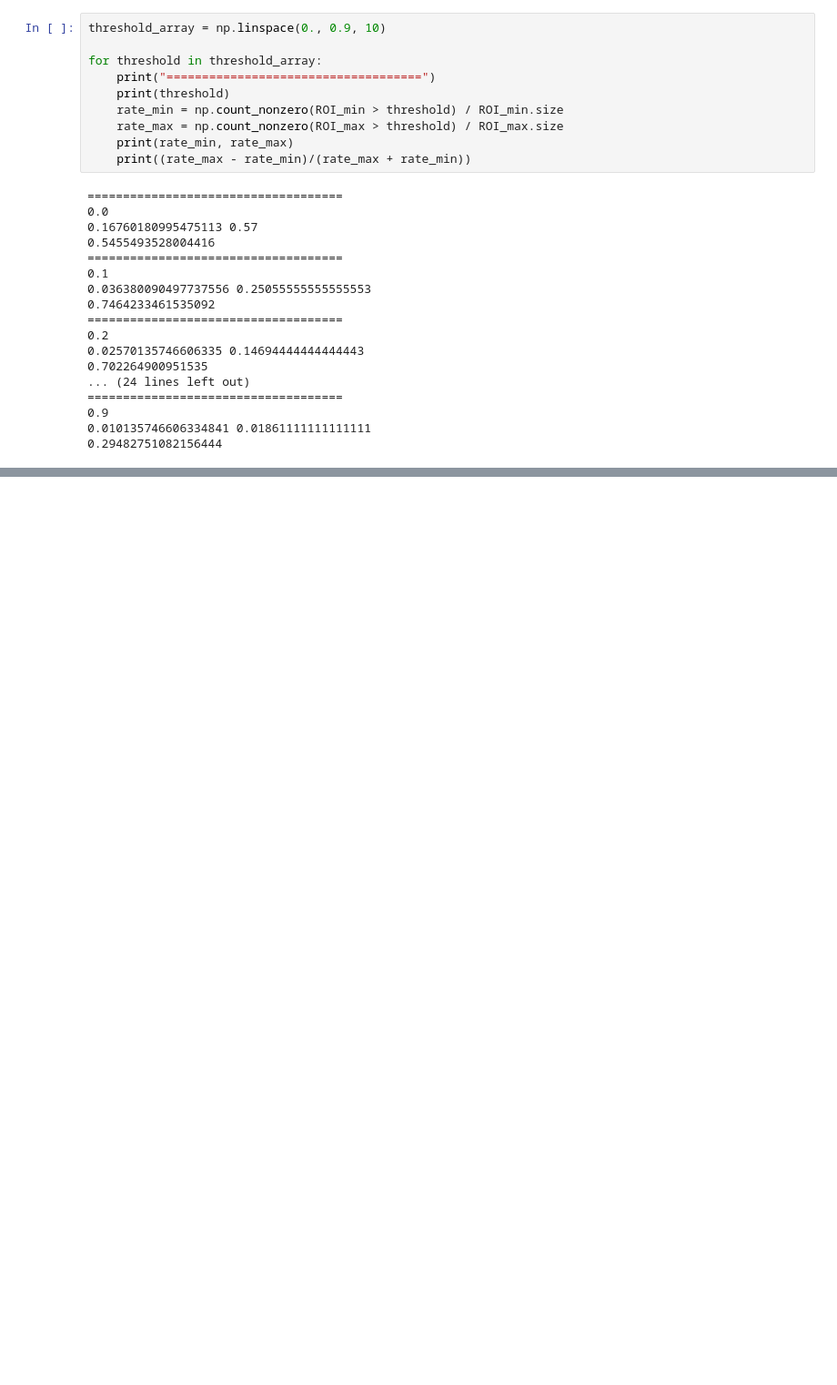
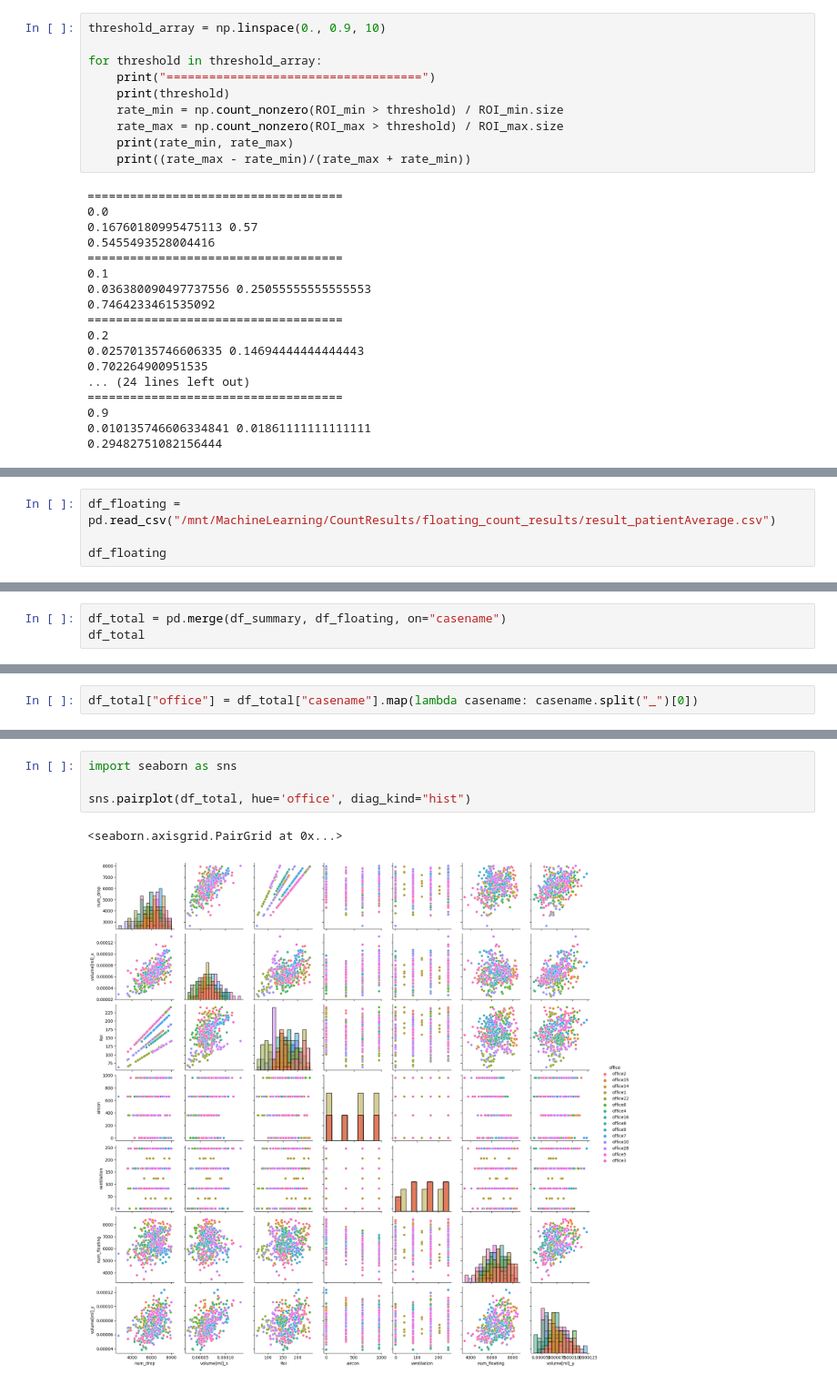
Before and after one commit to Enehentaro/MachineLearning, a Jupyter notebook: NoteBook/TrialAndError.ipynb, the cells around one changed output, grey strips where cells are left out. Shown at 91% size. Drawn from its saved outputs; the diff is of its cells as text; blank space fills up the shorter version.

```diff
--- a/NoteBook/TrialAndError.ipynb
+++ b/NoteBook/TrialAndError.ipynb
@@ -157,0 +216,4 @@ for threshold in threshold_array:
+# %%
+df_floating = pd.read_csv("/mnt/MachineLearning/CountResults/floating_count_results/result_patientAverage.csv")
+
+df_floating
@@ -157,0 +234,3 @@ for threshold in threshold_array:
+# %%
+df_total = pd.merge(df_summary, df_floating, on="casename")
+df_total
@@ -157,0 +251,2 @@ for threshold in threshold_array:
+# %%
+df_total["office"] = df_total["casename"].map(lambda casename: casename.split("_")[0])
@@ -157,0 +269,7 @@ for threshold in threshold_array:
+# %%
+import seaborn as sns
+
+sns.pairplot(df_total, hue='office', diag_kind="hist")
+# %% [output]
+<seaborn.axisgrid.PairGrid at 0x...>
+[figure, added]
```
Also changed, not shown: parts of 8 cells of this notebook, 10 other files.
